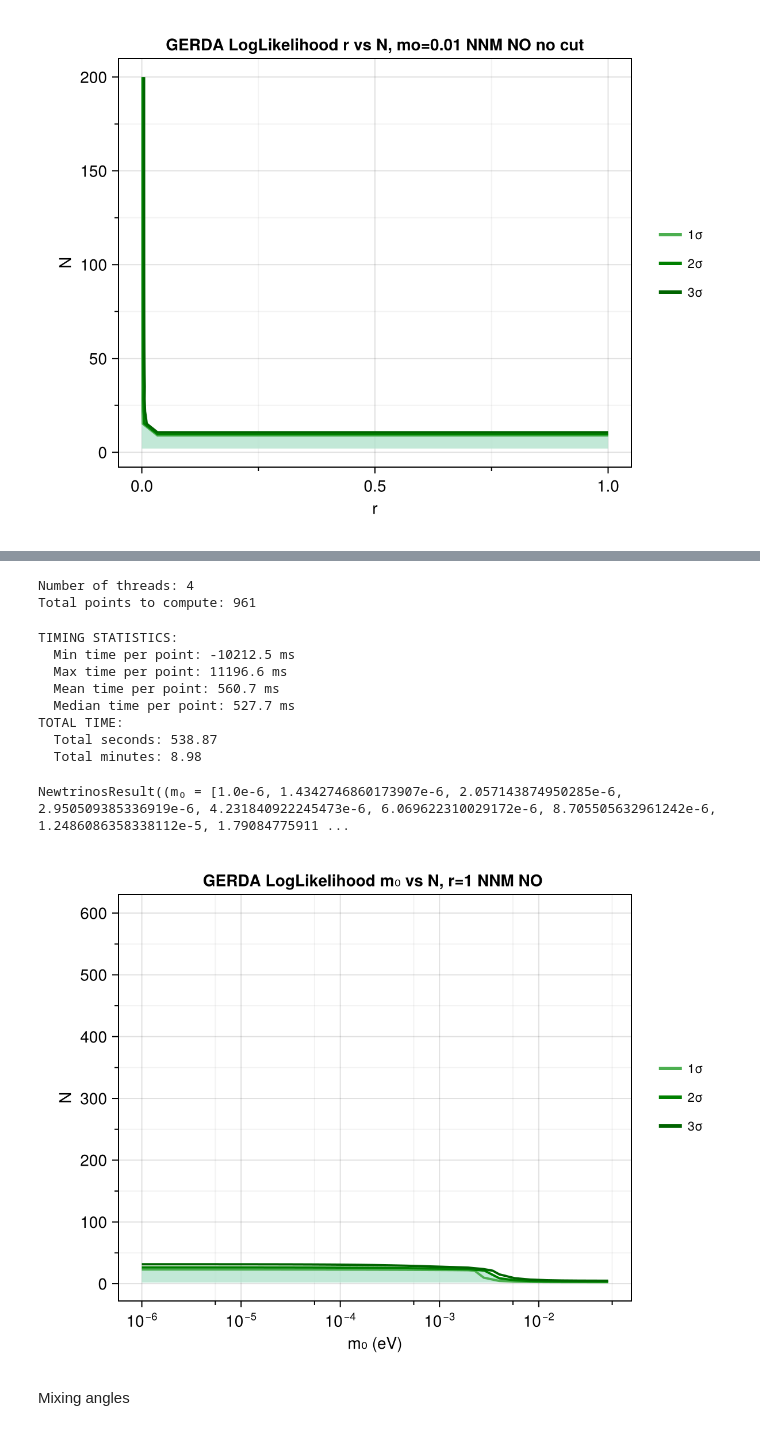
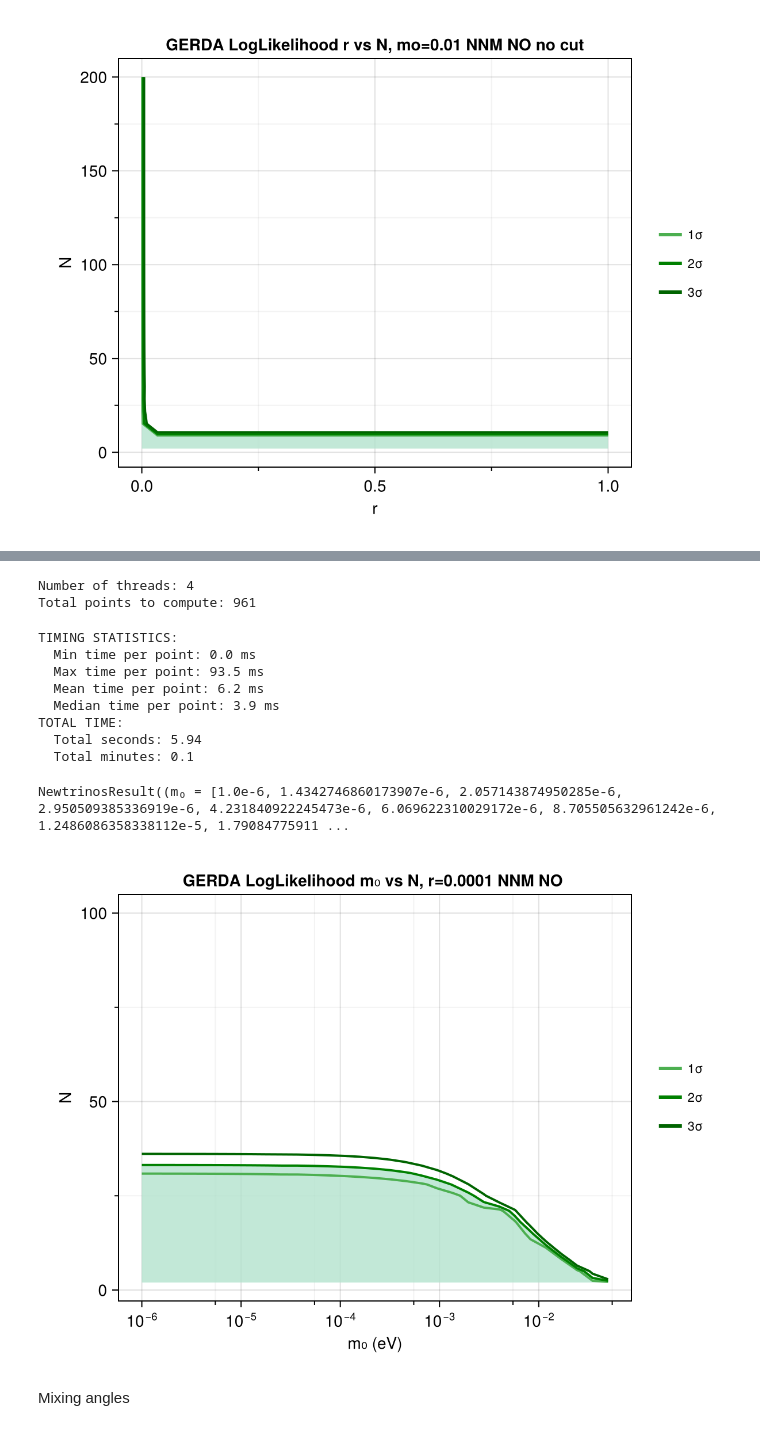
Before and after one commit to philippeller/Newtrinos.jl, a Jupyter notebook: src/experiments/gerda/gerda.ipynb, the cells around one changed output, grey strips where cells are left out. Saved outputs shown, nothing was run; the diff lists cells and outputs as text; code cells hidden in the pictures.

```diff
--- a/src/experiments/gerda/gerda.ipynb
+++ b/src/experiments/gerda/gerda.ipynb
@@ -405,7 +405,7 @@ display("image/png", img)
 
 all_priors = Newtrinos.get_priors(experiments)
 
-N=40
+N=200
 
 p= merge(par, (N=N,))
 
@@ -455,14 +455,14 @@ display("image/png", img)
 
 all_priors = Newtrinos.get_priors(experiments)
 
-rr=1
+rr=1e-4
 
 par= merge(p, (r=rr,))
 
 vars_to_scan = ( m₀=31, N=31)
 
 modified_priors = (
-    N = DiscreteUniform(2,600),
+    N = DiscreteUniform(2,100),
     m₀ =all_priors.m₀,
     r = par.r,
 
@@ -485,23 +485,23 @@ result_NN = Newtrinos.scan(likelihood_NN, modified_priors, vars_to_scan, par)
 Number of threads: 4
 Total points to compute: 961
 TIMING STATISTICS:
-  Min time per point: -10212.5 ms
-  Max time per point: 11196.6 ms
-  Mean time per point: 560.7 ms
-  Median time per point: 527.7 ms
+  Min time per point: 0.0 ms
+  Max time per point: 93.5 ms
+  Mean time per point: 6.2 ms
+  Median time per point: 3.9 ms
 TOTAL TIME:
-  Total seconds: 538.87
-  Total minutes: 8.98
+  Total seconds: 5.94
+  Total minutes: 0.1
 NewtrinosResult((m₀ = [1.0e-6, 1.4342746860173907e-6, 2.057143874950285e-6, 2.950509385336919e-6, 4.231840922245473e-6, 6.069622310029172e-6, 8.705505632961242e-6, 1.2486086358338112e-5, 1.79084775911 ...
 # %%
 #plot and save the image
 using CairoMakie
 img = CairoMakie.plot(result_NN; title="GERDA LogLikelihood m₀ vs N, r=$rr NNM NO ", log=1, mass=1)
 display("image/png", img)
-save("/home/sofialon/Newtrinos.jl/plots_NP/gerda_checks_NP/GERDA_m₀N_NNM_NO_w_r=$rr.png", img)
+#save("/home/sofialon/Newtrinos.jl/plots_NP/gerda_checks_NP/GERDA_m₀N_NNM_NO_w_r=$rr.png", img)
 #save("/home/sofialon/Newtrinos.jl/plot_final/scans/gerda/gerda_m₀N_NNM_IO_r=$r.png", img)
 # %% [output]
-[figure, old version]
+[figure, new version]
 # %% [markdown]
 Mixing angles
 # %%
```
Also changed, not shown: parts of 5 cells of this notebook, 26 other files.
